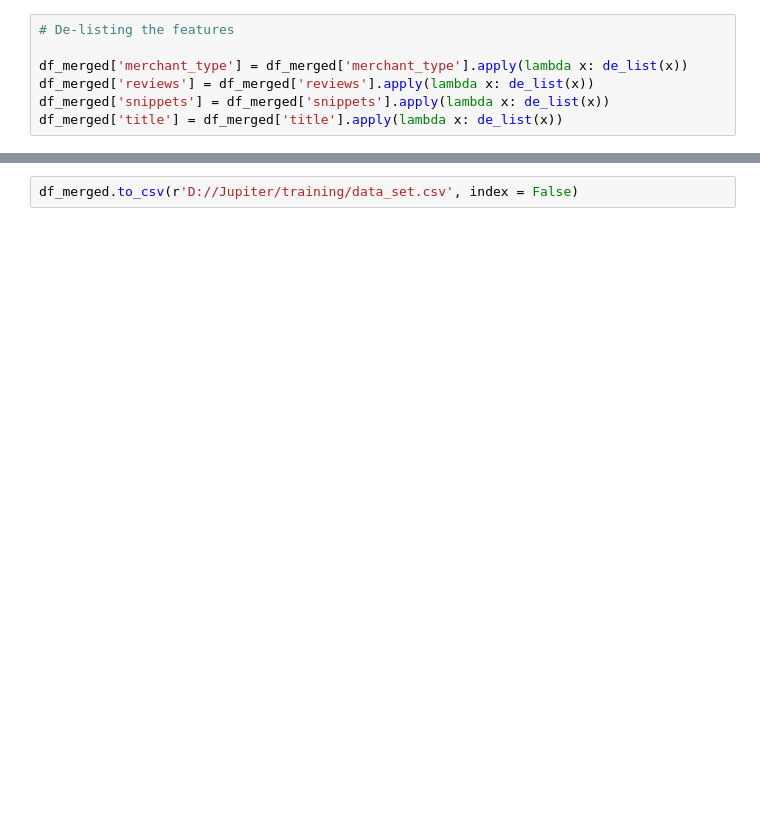
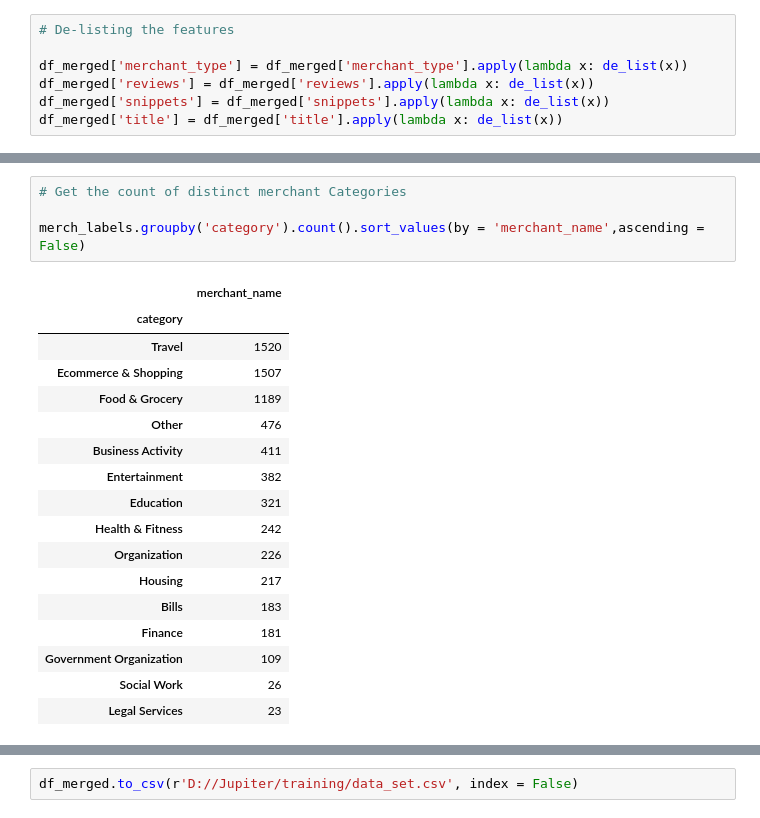
Before and after one commit to pjohar1/Freelance-Project-Short-text-classifier, a Jupyter notebook: Feature Extraction.ipynb, the cells around one changed output, grey strips where cells are left out. Cells and saved outputs as stored; diff of their text form; blank space fills up the shorter version.

```diff
--- a/Feature Extraction.ipynb
+++ b/Feature Extraction.ipynb
@@ -150,0 +138,22 @@ def combining_snip_title_rev(m_name,m_type, reviews, snippet, title):
+# %%
+# Get the count of distinct merchant Categories
+
+merch_labels.groupby('category').count().sort_values(by = 'merchant_name',ascending = False)
+# %% [output]
+|  | merchant_name |
+| category |  |
+| Travel | 1520 |
+| Ecommerce & Shopping | 1507 |
+| Food & Grocery | 1189 |
+| Other | 476 |
+| Business Activity | 411 |
+| Entertainment | 382 |
+| Education | 321 |
+| Health & Fitness | 242 |
+| Organization | 226 |
+| Housing | 217 |
+| Bills | 183 |
+| Finance | 181 |
+| Government Organization | 109 |
+| Social Work | 26 |
+| Legal Services | 23 |
```
Also changed, not shown: parts of 24 cells of this notebook, 2 other files.
